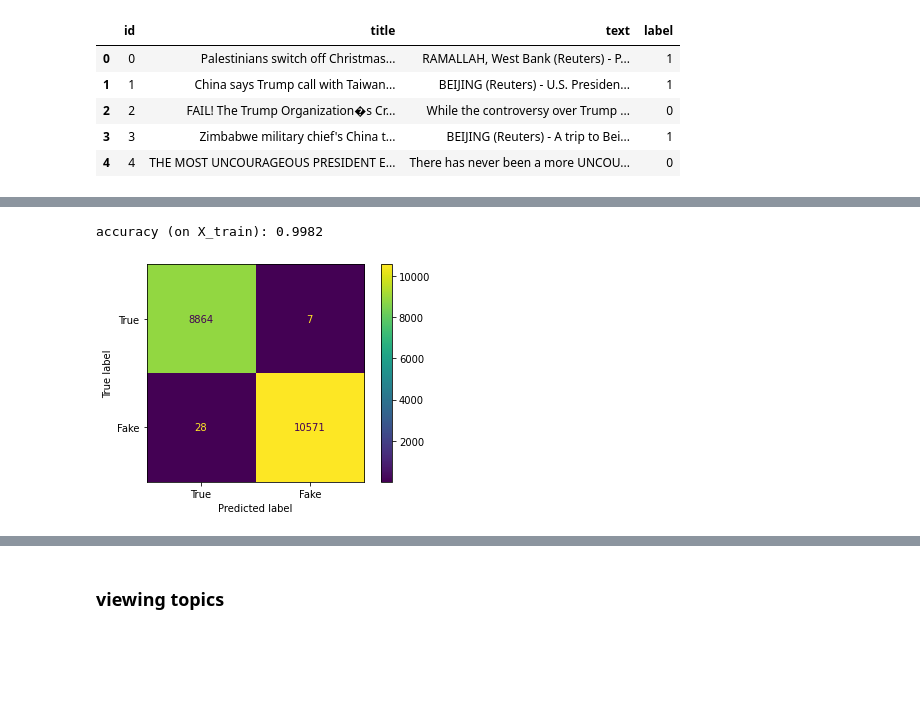
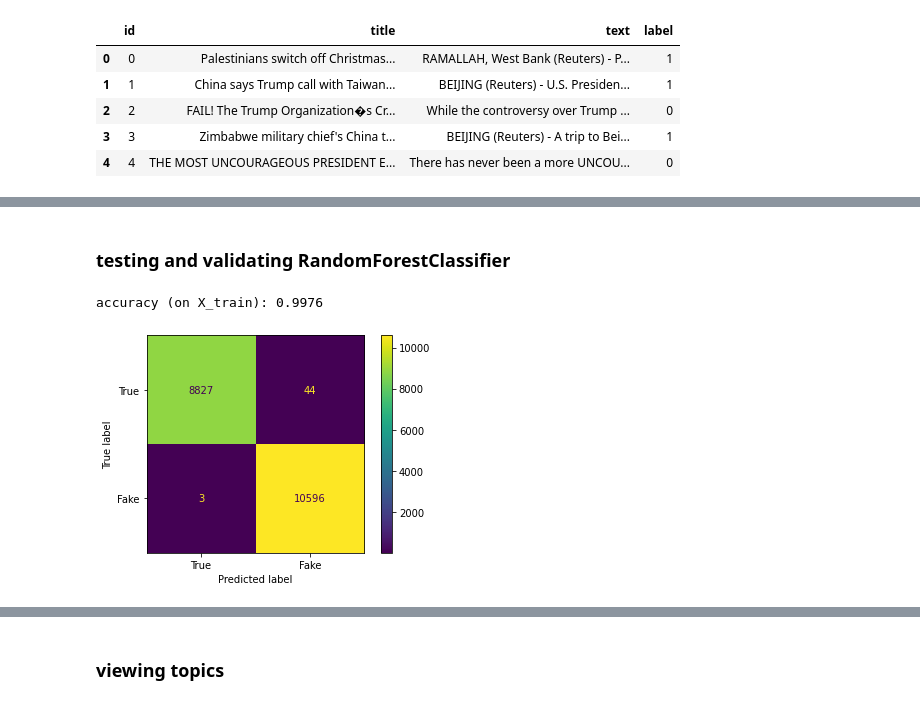
Before and after one commit to Cmeek09/NLP_with_deep_learning, a Jupyter notebook: project_part2.ipynb, the cells around one changed output, grey strips where cells are left out. Cells and saved outputs as stored; diff of their text form; code cells hidden in the pictures; blank space fills up the shorter version.

```diff
--- a/project_part2.ipynb
+++ b/project_part2.ipynb
@@ -88,37 +136,21 @@ Number of features: 57206
+# %% [markdown]
+### testing and validating RandomForestClassifier
 # %%
 from sklearn.metrics import confusion_matrix, ConfusionMatrixDisplay, accuracy_score
 from sklearn import metrics
 from sklearn.ensemble import RandomForestClassifier
 from sklearn import metrics
 
-model = RandomForestClassifier()
-model.fit(X_train, y_train)
+model = RandomForestClassifier().fit(X_train, y_train)
 
 predictions_train = model.predict(X_train)
 
-confusion_matrix = metrics.confusion_matrix(X_train, predictions_train)
-
-disp = metrics.ConfusionMatrixDisplay(confusion_matrix, display_labels=['True', 'Fake'])
+disp = ConfusionMatrixDisplay(confusion_matrix(y_train, predictions_train), display_labels=['True', 'Fake'])
 disp.plot()
 print(f"accuracy (on X_train): {accuracy_score(y_train, predictions_train):.4f}")
+# %% [output]
+accuracy (on X_train): 0.9976
+[figure, added]
-# %%
-from sklearn.ensemble import HistGradientBoostingClassifier
-from sklearn.ensemble import GradientBoostingClassifier
-from sklearn.metrics import confusion_matrix, ConfusionMatrixDisplay, accuracy_score
-from sklearn.model_selection import GridSearchCV
-from sklearn import svm, datasets
-
-model = HistGradientBoostingClassifier(loss='log_loss', learning_rate=.2,max_iter=42, max_bins=5,max_leaf_nodes=64,max_depth=48,min_samples_leaf=16).fit(X_train, y_train)
-# model = model.fit()
-
-predictions_train = model.predict(X_train)
-
-disp = ConfusionMatrixDisplay(confusion_matrix(y_train, predictions_train), display_labels=['True', 'Fake'])
-disp.plot()
-print(f"accuracy (on X_train): {accuracy_score(y_train, predictions_train):.4f}")
-# %% [output]
-accuracy (on X_train): 0.9982
-[figure, removed]
 # %%
 X_val = tfidf_vectorizer.transform(X_val_raw).toarray()
 print(f"X_val.shape = {X_val.shape}")
```
Also changed, not shown: parts of 52 cells of this notebook.
